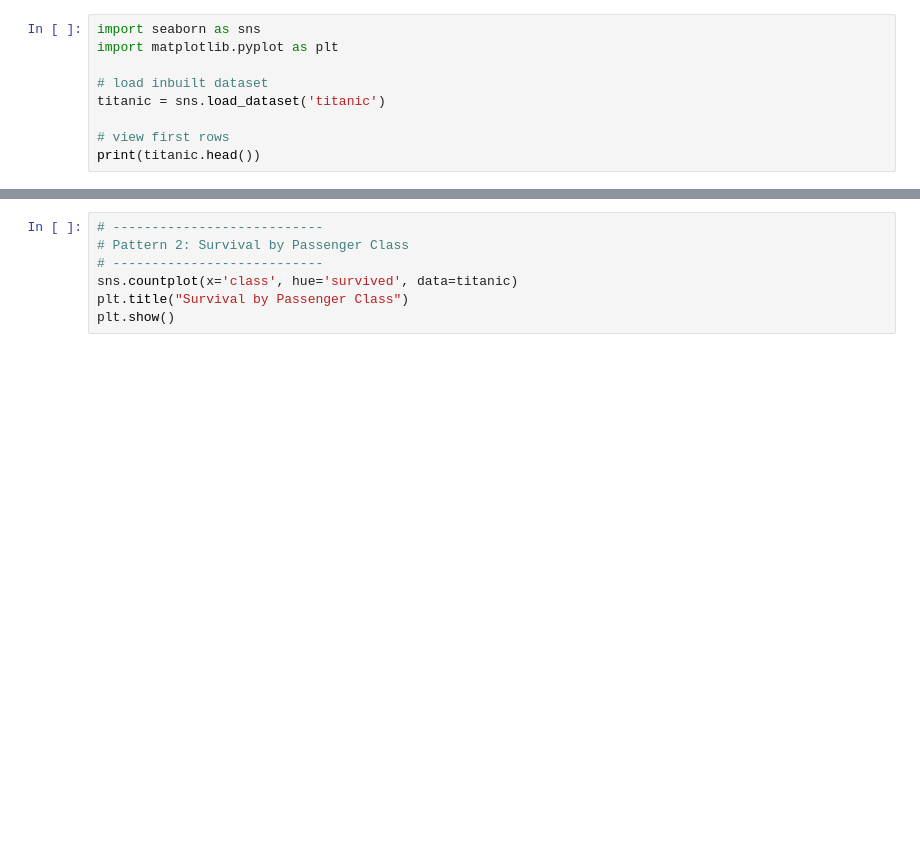
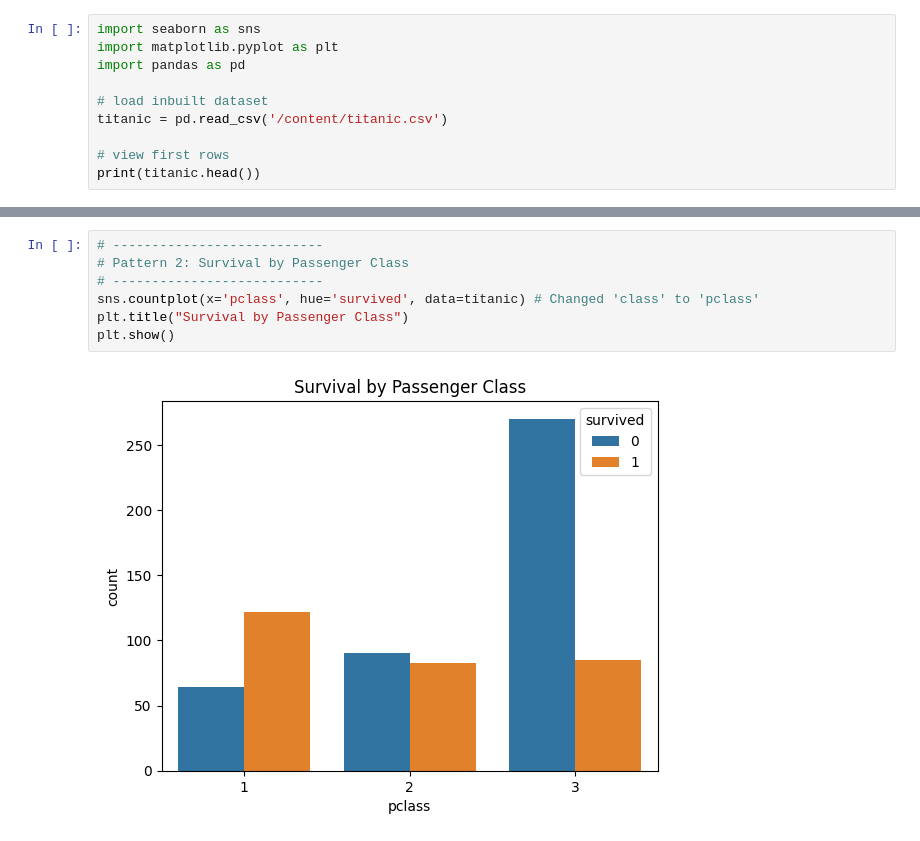
Before and after one commit to Zade907/SPPU-TE-AIDS-Lab-Practicals, a Jupyter notebook: SL - III/DS_Group_A_Assignment8.ipynb, the cells around one changed output, grey strips where cells are left out. Cells and saved outputs as stored; diff of their text form; blank space fills up the shorter version.

Commit message:
Added output Executed the notebook on the titanic dataset

```diff
--- a/SL - III/DS_Group_A_Assignment8.ipynb
+++ b/SL - III/DS_Group_A_Assignment8.ipynb
@@ -1,9 +1,10 @@
 # %%
 import seaborn as sns
 import matplotlib.pyplot as plt
+import pandas as pd
 
 # load inbuilt dataset
-titanic = sns.load_dataset('titanic')
+titanic = pd.read_csv('/content/titanic.csv')
 
 # view first rows
 print(titanic.head())
@@ -17,10 +34,12 @@ plt.show()
 # %%
 # ---------------------------
 # Pattern 2: Survival by Passenger Class
 # ---------------------------
-sns.countplot(x='class', hue='survived', data=titanic)
+sns.countplot(x='pclass', hue='survived', data=titanic) # Changed 'class' to 'pclass'
 plt.title("Survival by Passenger Class")
 plt.show()
+# %% [output]
+[figure, added]
 # %%
 # ---------------------------
 # Pattern 3: Age Distribution
```
Also changed, not shown: parts of 4 cells of this notebook.
